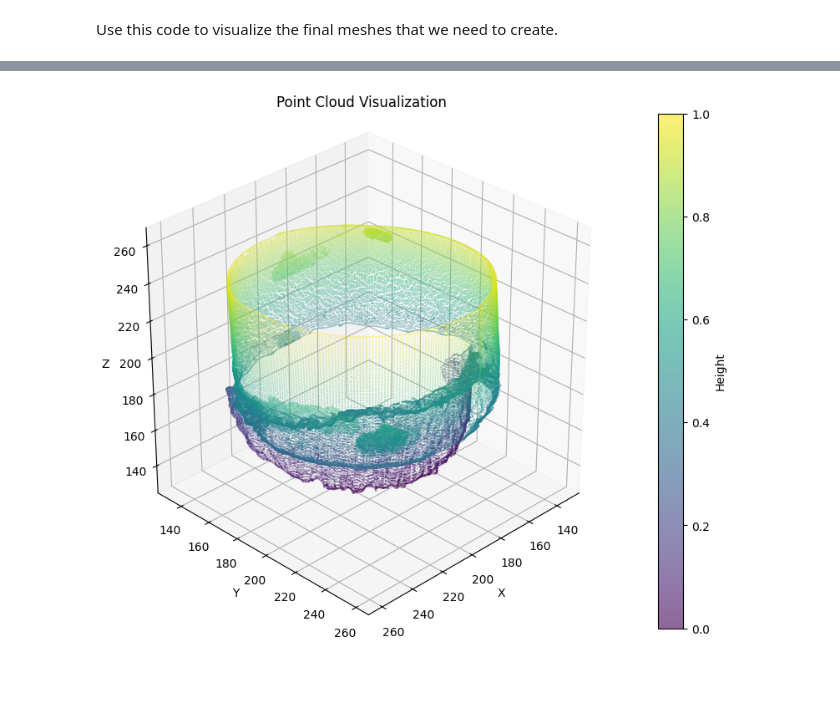
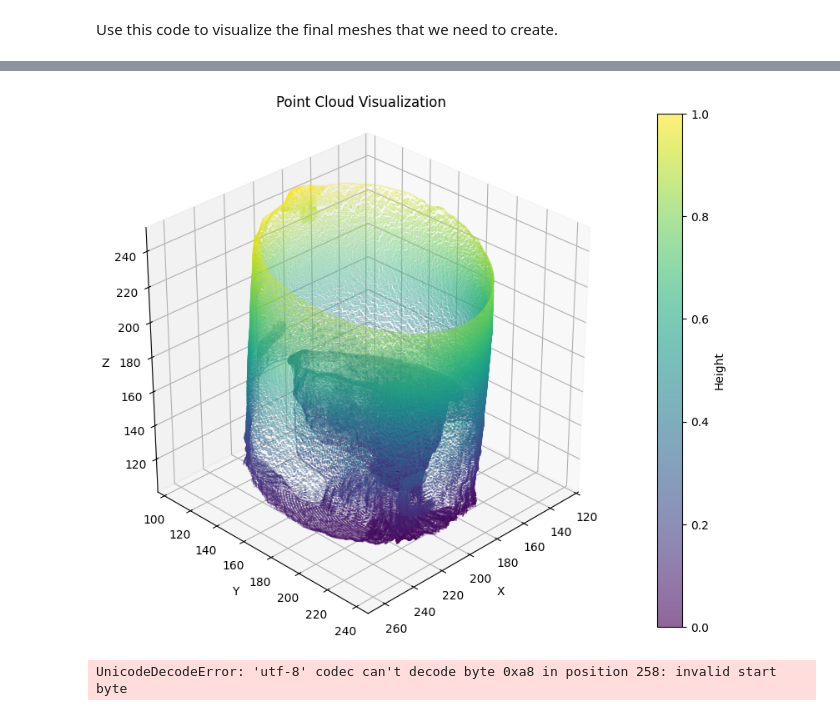
Before and after one commit to achantszshun/team_aase, a Jupyter notebook: code/ply_visualizer.ipynb, the cells around one changed output, grey strips where cells are left out. Drawn from its saved outputs; the diff is of its cells as text; code cells hidden in the pictures; blank space fills up the shorter version.

```diff
--- a/code/ply_visualizer.ipynb
+++ b/code/ply_visualizer.ipynb
@@ -107,10 +105,22 @@ Z:
 # %%
-file_path = "../meshes/scan_002.ply"
+# "../../meshes/scan_004.ply"
+file_path = "../../meshes/scan_004.ply"
 points = read_ply(file_path)
 
 # point size increase: bigger dots
 # subsample increases: fewer points
 fig, ax = plot_point_cloud(points, subsample=1, point_size=0.1)  # takes every 10th point
 plt.show()
 # %% [output]
-[figure, old version]
+[figure, new version]
+# %%
+# "../../meshes/scan_004.ply"
+file_path = "../../meshes/scan_003.ply"
+points = read_ply(file_path)
+
+# point size increase: bigger dots
+# subsample increases: fewer points
+fig, ax = plot_point_cloud(points, subsample=1, point_size=0.1)  # takes every 10th point
+plt.show()
+# %% [output]
+UnicodeDecodeError: 'utf-8' codec can't decode byte 0xa8 in position 258: invalid start byte
```
Also changed, not shown: parts of 3 cells of this notebook, 10 other files.
